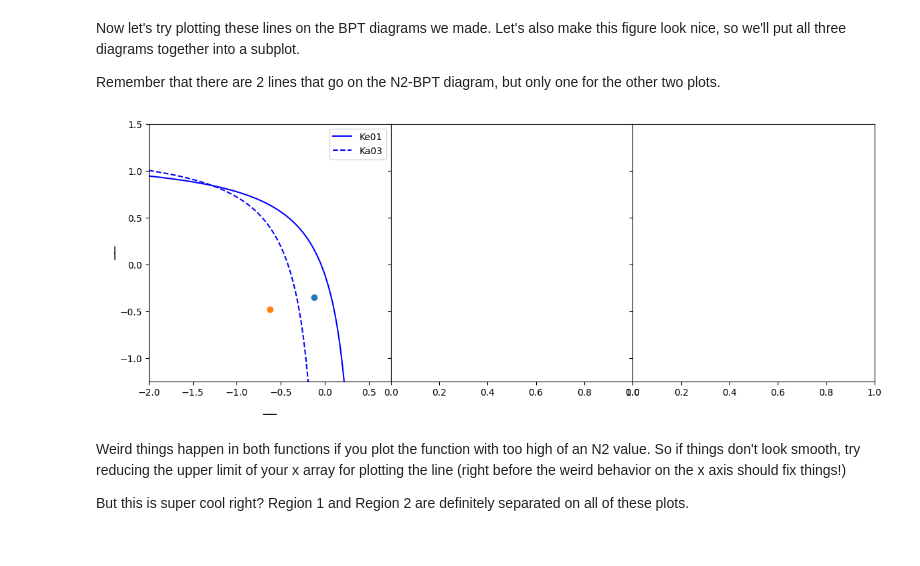
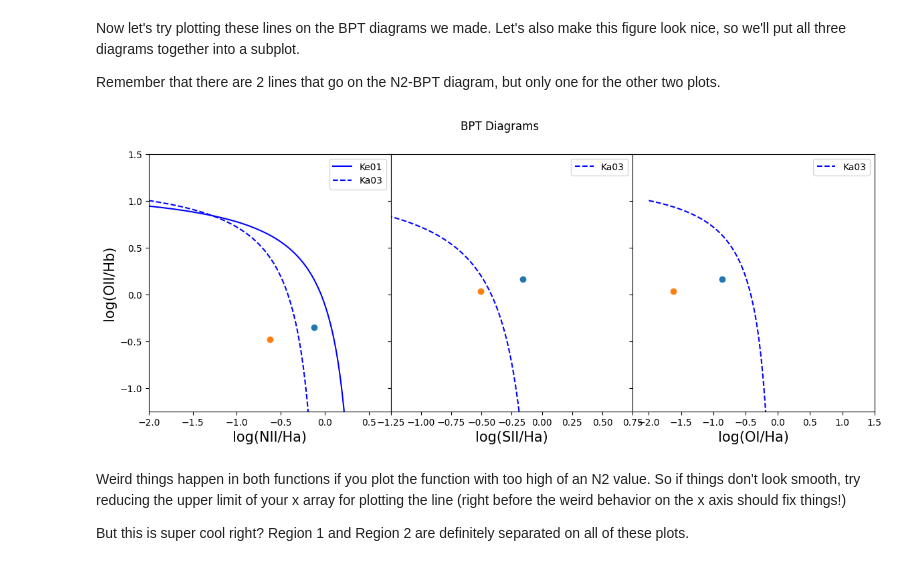
Before and after one commit to myasmedley/HII-Regions-in-NGC-253---Polaris-2026, a Jupyter notebook: PlottingEmissionLines.ipynb, the cells around one changed output. Cells and saved outputs as stored; diff of their text form; code cells hidden in the pictures.

```diff
--- a/PlottingEmissionLines.ipynb
+++ b/PlottingEmissionLines.ipynb
@@ -598,38 +598,46 @@ Remember that there are 2 lines that go on the N2-BPT diagram, but only one for
 # %%
 fig,axs=plt.subplots(1,3,figsize=(14,5),sharey=True) # all panels have the same y axis, only label the outer panels
 plt.subplots_adjust(wspace=0) # changes the width spacing between the panels
 # hspace would change the height space
 
 # Plot N2-BPT diagram
 axs[0].scatter(np.log10(em_fluxes_r1['NII_2']/em_fluxes_r1['Ha']), np.log10(em_fluxes_r1['OIII_1']/em_fluxes_r1['Hb'])) # plot region 1
 axs[0].scatter(np.log10(em_fluxes_r2['NII_2']/em_fluxes_r2['Ha']), np.log10(em_fluxes_r2['OIII_1']/em_fluxes_r2['Hb'])) # plot region 2
 
 axs[0].plot(np.linspace(-2,0.3,1000),kewley_N2O3(np.linspace(-2,0.3,1000)),color='b',label='Ke01')
 axs[0].plot(np.linspace(-2,0,1000),kauffmann_N2O3(np.linspace(-2,0,1000)),color='b',ls='--',label='Ka03')
 axs[0].legend()
 
 axs[0].set_xlim(-2,0.75) # common limits for N2-BPT diagram
 axs[0].set_ylim(-1.25,1.5) # common limits for N2-BPT diagram
-axs[0].set_xlabel(r'__',fontsize=15)
-axs[0].set_ylabel(r'__',fontsize=15)
+axs[0].set_xlabel(r'log(NII/Ha)',fontsize=15)
+axs[0].set_ylabel(r'log(OII/Hb)',fontsize=15)
 
 
 # Plot S2-BPT diagram
-__
 
-axs[1].plot(___,kewley_S2O3(___),color=__,label='Ke01')
+axs[1].scatter(np.log10((em_fluxes_r1['SII_1']+em_fluxes_r1['SII_2'])/em_fluxes_r1['Ha']), np.log10(em_fluxes_r1['OIII_2']/em_fluxes_r1['Hb'])) # plot region 1
+axs[1].scatter(np.log10((em_fluxes_r2['SII_1']+em_fluxes_r2['SII_2'])/em_fluxes_r2['Ha']), np.log10(em_fluxes_r2['OIII_2']/em_fluxes_r2['Hb'])) # plot region 2
+axs[1].plot(np.linspace(-2,0,1000),kauffmann_N2O3(np.linspace(-2,0,1000)),color='b',ls='--',label='Ka03')
 
-axs[1].set_xlim(__) # common limits for S2-BPT diagram
-axs[1].set_xlabel(r'__',fontsize=15)
+axs[1].set_xlim(-1.25,0.75) # common limits for S2-BPT diagram
+axs[1].set_xlabel(r'log(SII/Ha)',fontsize=15)
+axs[1].legend()
 
 
 # Plot O1-BPT diagram
-__
+axs[2].scatter(np.log10((em_fluxes_r1['OI'])/em_fluxes_r1['Ha']), np.log10(em_fluxes_r1['OIII_2']/em_fluxes_r1['Hb'])) # plot region 1
+axs[2].scatter(np.log10((em_fluxes_r2['OI'])/em_fluxes_r2['Ha']), np.log10(em_fluxes_r2['OIII_2']/em_fluxes_r2['Hb'])) # plot region 2
+axs[2].plot(np.linspace(-2,0,1000),kauffmann_N2O3(np.linspace(-2,0,1000)),color='b',ls='--',label='Ka03')
 
+axs[2].set_xlim(-2.25,1.5) # common limits for S2-BPT diagram
+axs[2].set_xlabel(r'log(OI/Ha)',fontsize=15)
+axs[2].legend()
 
+fig.suptitle('BPT Diagrams')
 plt.show()
 # %% [output]
-[figure, old version]
+[figure, new version]
 # %% [markdown]
 Weird things happen in both functions if you plot the function with too high of an N2 value. So if things don't look smooth, try reducing the upper limit of your x array for plotting the line (right before the weird behavior on the x axis should fix things!)
 
```
